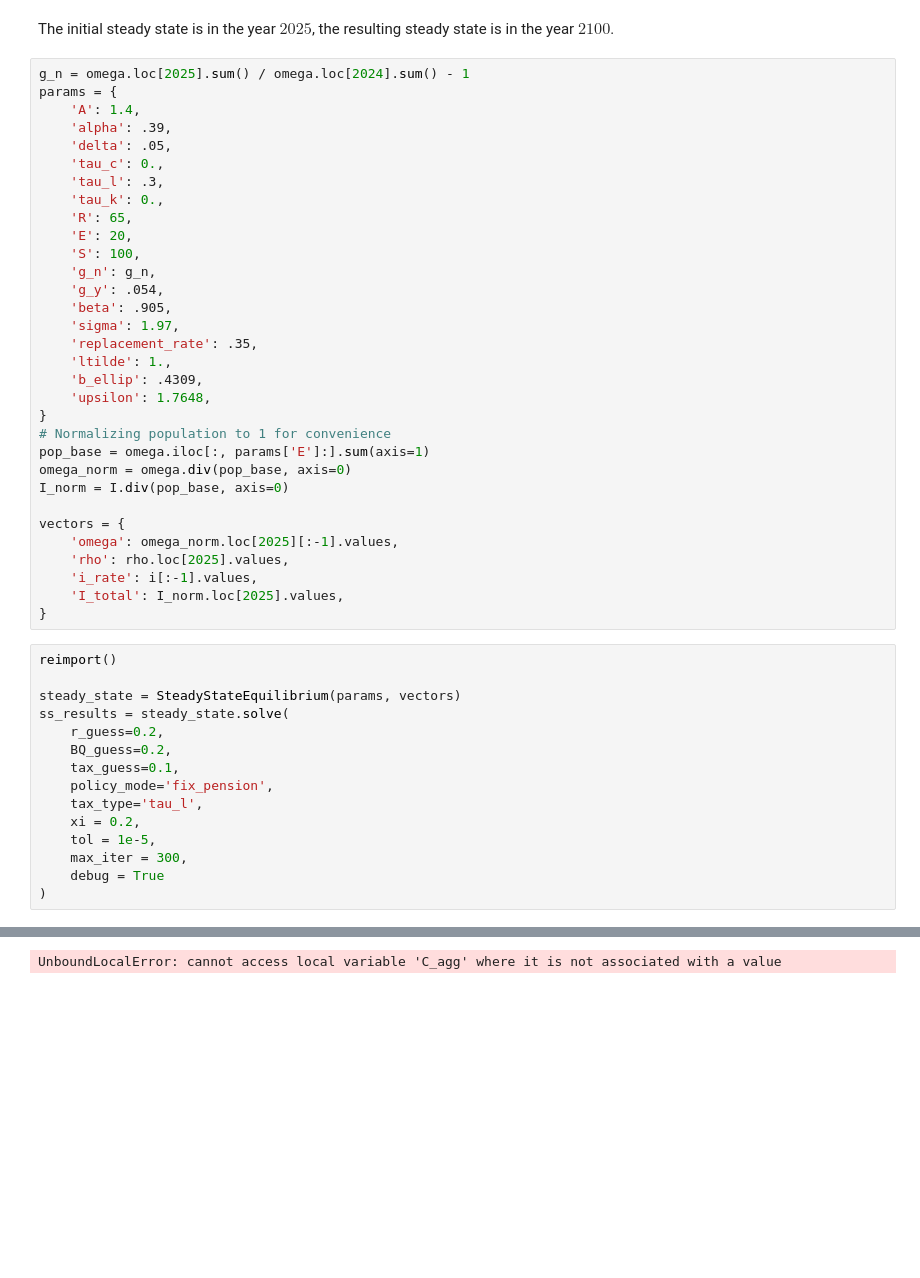
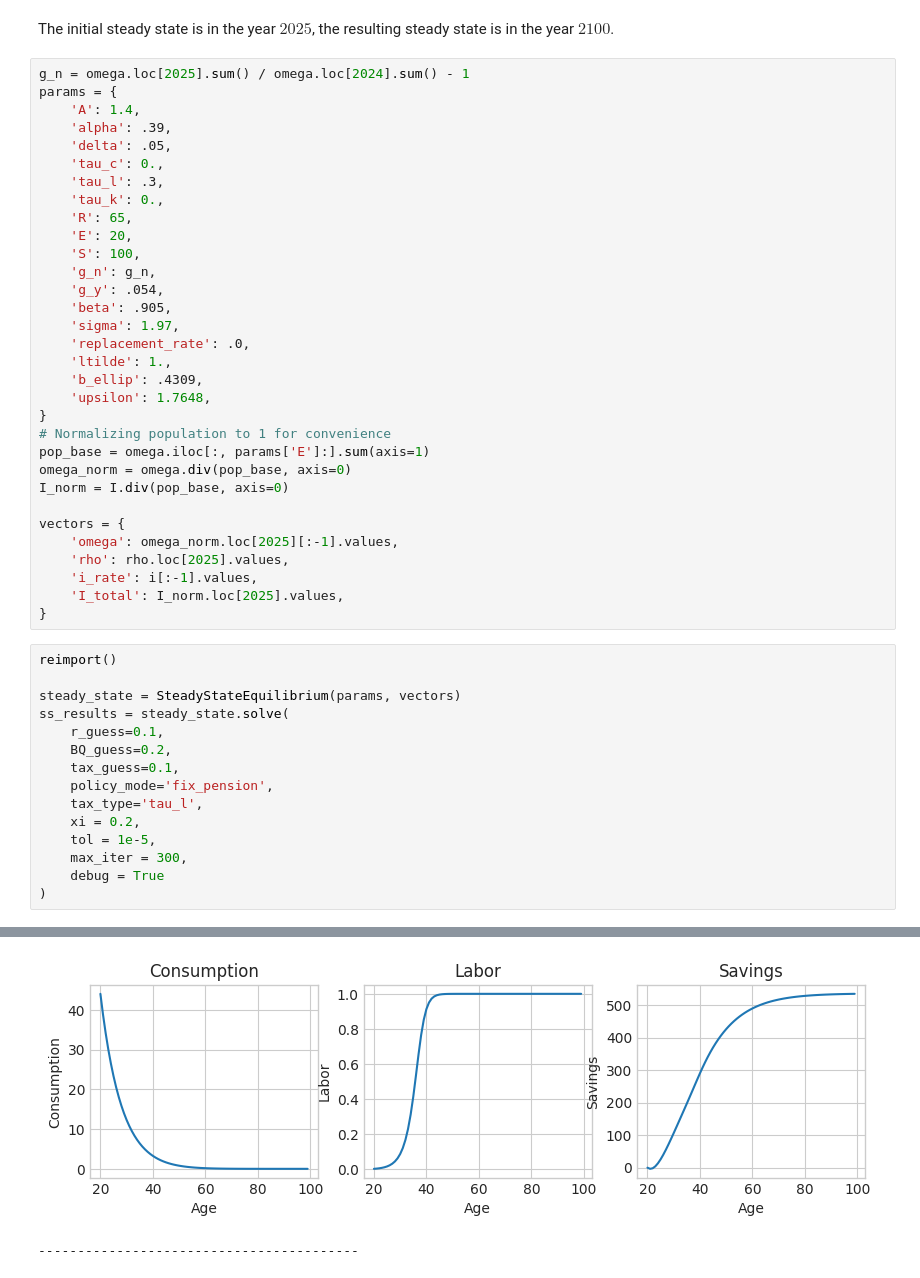
Before and after one commit to Gandolier/Cost_of_ageing_OLG, a Jupyter notebook: Interface (via Notebooks)/Tests.ipynb, the cells around one changed output, grey strips where cells are left out. Saved outputs shown, nothing was run; the diff lists cells and outputs as text; blank space fills up the shorter version.

```diff
--- a/Interface (via Notebooks)/Tests.ipynb
+++ b/Interface (via Notebooks)/Tests.ipynb
@@ -100,7 +100,7 @@ params = {
     'g_y': .054,
     'beta': .905,
     'sigma': 1.97,
-    'replacement_rate': .35,
+    'replacement_rate': .0,
     'ltilde': 1.,
     'b_ellip': .4309,
     'upsilon': 1.7648,
@@ -121,7 +121,7 @@ reimport()
 
 steady_state = SteadyStateEquilibrium(params, vectors)
 ss_results = steady_state.solve(
-    r_guess=0.2,
+    r_guess=0.1,
     BQ_guess=0.2,
     tax_guess=0.1,
     policy_mode='fix_pension',
@@ -140 +152,2 @@ Iter 0: Error=36.340410
+[figure, added]
-UnboundLocalError: cannot access local variable 'C_agg' where it is not associated with a value
+-----------------------------------------
```
Also changed, not shown: parts of 5 cells of this notebook, 4 other files.
